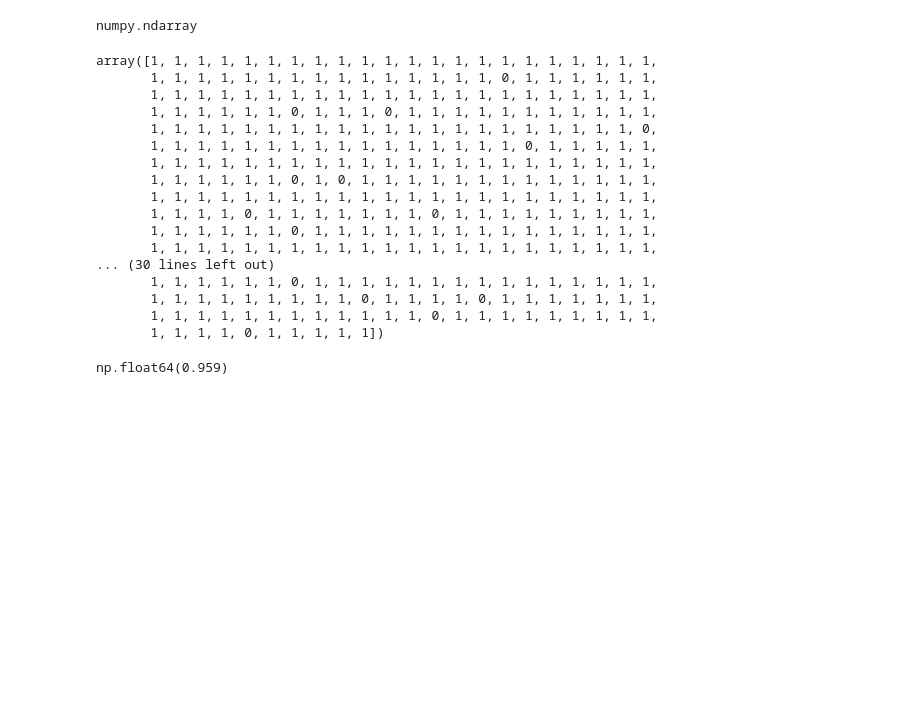
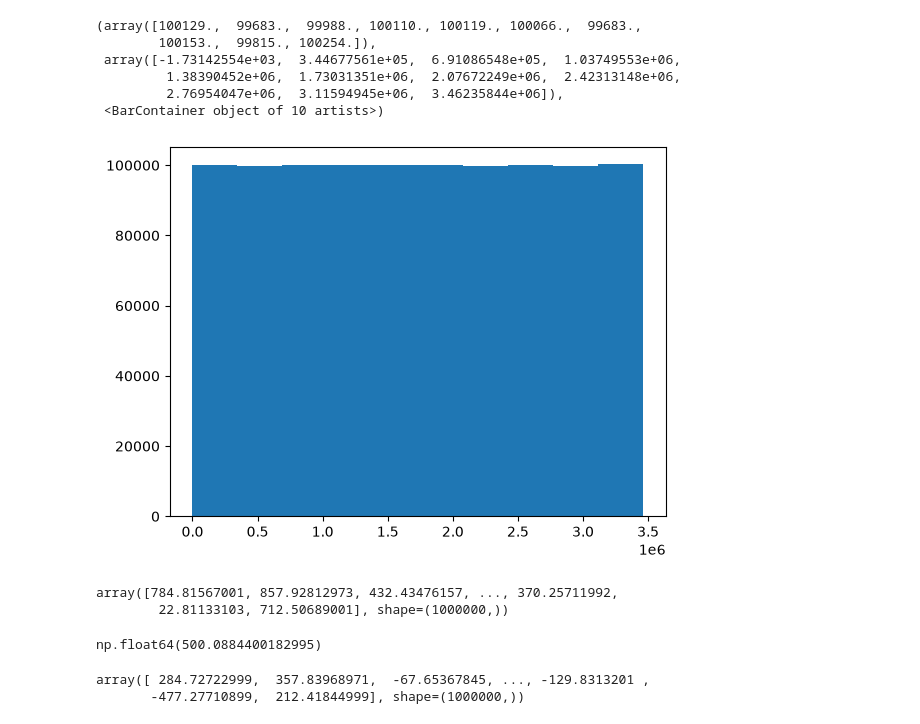
Before and after one commit to BenvenutiMateus/prog-estat, a Jupyter notebook: simulando_variaveis.ipynb, the cells around one changed output. Cells and saved outputs as stored; diff of their text form; code cells hidden in the pictures; blank space fills up the shorter version.

```diff
--- a/simulando_variaveis.ipynb
+++ b/simulando_variaveis.ipynb
@@ -5,4 +3,0 @@ U = np.random.uniform(size=1000)
-# %%
-type(U)
-# %% [output]
-numpy.ndarray
@@ -12,24 +4,29 @@ B = np.where(U < p, 1, 0)
-# %%
-B
-# %% [output]
-array([1, 1, 1, 1, 1, 1, 1, 1, 1, 1, 1, 1, 1, 1, 1, 1, 1, 1, 1, 1, 1, 1,
-       1, 1, 1, 1, 1, 1, 1, 1, 1, 1, 1, 1, 1, 1, 1, 0, 1, 1, 1, 1, 1, 1,
-       1, 1, 1, 1, 1, 1, 1, 1, 1, 1, 1, 1, 1, 1, 1, 1, 1, 1, 1, 1, 1, 1,
-       1, 1, 1, 1, 1, 1, 0, 1, 1, 1, 0, 1, 1, 1, 1, 1, 1, 1, 1, 1, 1, 1,
-       1, 1, 1, 1, 1, 1, 1, 1, 1, 1, 1, 1, 1, 1, 1, 1, 1, 1, 1, 1, 1, 0,
-       1, 1, 1, 1, 1, 1, 1, 1, 1, 1, 1, 1, 1, 1, 1, 1, 0, 1, 1, 1, 1, 1,
-       1, 1, 1, 1, 1, 1, 1, 1, 1, 1, 1, 1, 1, 1, 1, 1, 1, 1, 1, 1, 1, 1,
-       1, 1, 1, 1, 1, 1, 0, 1, 0, 1, 1, 1, 1, 1, 1, 1, 1, 1, 1, 1, 1, 1,
-       1, 1, 1, 1, 1, 1, 1, 1, 1, 1, 1, 1, 1, 1, 1, 1, 1, 1, 1, 1, 1, 1,
-       1, 1, 1, 1, 0, 1, 1, 1, 1, 1, 1, 1, 0, 1, 1, 1, 1, 1, 1, 1, 1, 1,
-       1, 1, 1, 1, 1, 1, 0, 1, 1, 1, 1, 1, 1, 1, 1, 1, 1, 1, 1, 1, 1, 1,
-       1, 1, 1, 1, 1, 1, 1, 1, 1, 1, 1, 1, 1, 1, 1, 1, 1, 1, 1, 1, 1, 1,
-... (30 lines left out)
-       1, 1, 1, 1, 1, 1, 0, 1, 1, 1, 1, 1, 1, 1, 1, 1, 1, 1, 1, 1, 1, 1,
-       1, 1, 1, 1, 1, 1, 1, 1, 1, 0, 1, 1, 1, 1, 0, 1, 1, 1, 1, 1, 1, 1,
-       1, 1, 1, 1, 1, 1, 1, 1, 1, 1, 1, 1, 0, 1, 1, 1, 1, 1, 1, 1, 1, 1,
-       1, 1, 1, 1, 0, 1, 1, 1, 1, 1])
+# %%
+n = 1000000
+U = np.random.uniform(low = 0, high = 1000, size=n)
+# %%
+norm = np.sqrt(n) * (U - 0.5)/ np.sqrt(1/12)
+# %%
+plt.hist(norm)
+# %% [output]
+(array([100129.,  99683.,  99988., 100110., 100119., 100066.,  99683.,
+        100153.,  99815., 100254.]),
+ array([-1.73142554e+03,  3.44677561e+05,  6.91086548e+05,  1.03749553e+06,
+         1.38390452e+06,  1.73031351e+06,  2.07672249e+06,  2.42313148e+06,
+         2.76954047e+06,  3.11594945e+06,  3.46235844e+06]),
+ <BarContainer object of 10 artists>)
+[figure, added]
+# %%
+U
+# %% [output]
+array([784.81567001, 857.92812973, 432.43476157, ..., 370.25711992,
+        22.81133103, 712.50689001], shape=(1000000,))
 # %%
-np.mean(B)
+np.mean(U)
 # %% [output]
-np.float64(0.959)
+np.float64(500.0884400182995)
+# %%
+U - np.mean(U)
+# %% [output]
+array([ 284.72722999,  357.83968971,  -67.65367845, ..., -129.8313201 ,
+       -477.27710899,  212.41844999], shape=(1000000,))
```
Also changed, not shown: parts of 4 cells of this notebook, 2 other files.
